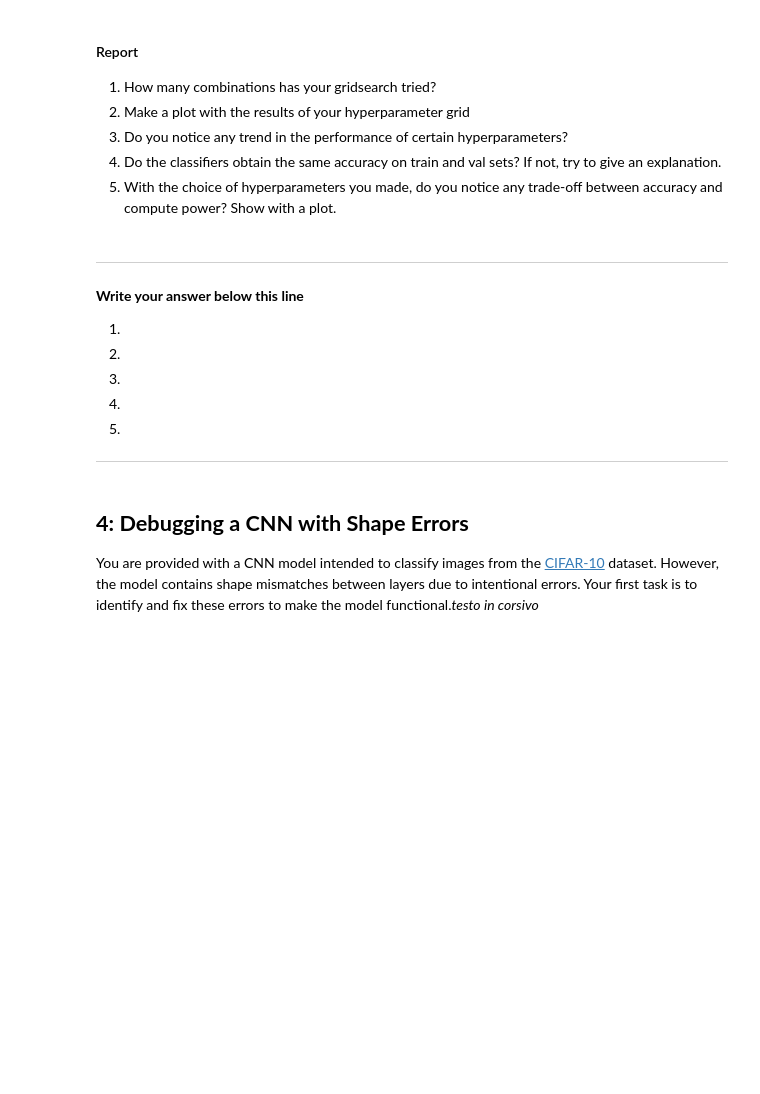
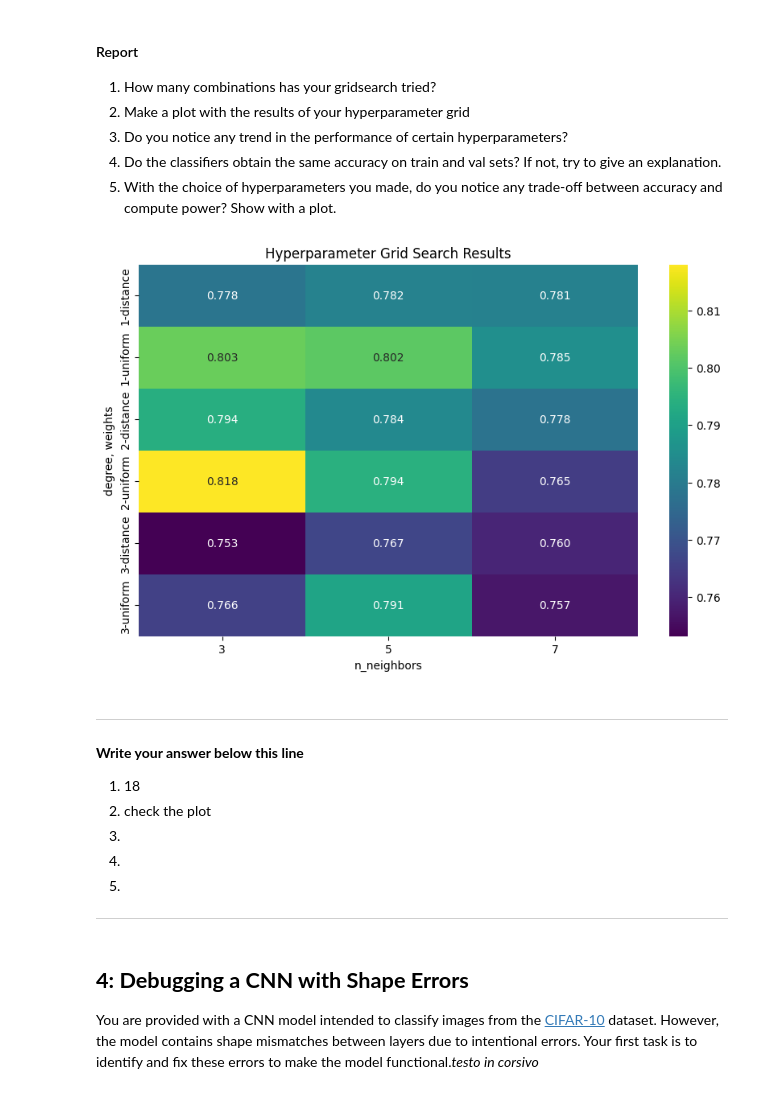
Before and after one commit to muradhuseynov1/clasification_problems, a Jupyter notebook: HW2.ipynb, the cells around one changed output. Cells and saved outputs as stored; diff of their text form; code cells hidden in the pictures; blank space fills up the shorter version.

```diff
--- a/HW2.ipynb
+++ b/HW2.ipynb
@@ -961,9 +988,15 @@ Choose at least 2 values for at least 3 hyperparameters. val their impact on the
 from sklearn.model_selection import GridSearchCV
 
 grid = dict(
+    columntransformer__num__polynomialfeatures__degree=[1, 2, 3],
+    kneighborsclassifier__n_neighbors=[3, 5, 7],
+    kneighborsclassifier__weights=['uniform', 'distance'],
+    # columntransformer__num__simpleimputer__strategy=['mean', 'median'],
+    # columntransformer__cat__simpleimputer__strategy=['most_frequent', 'constant']
+
 )
 
-pipe_cv = None
+pipe_cv = GridSearchCV(estimator=pipe, param_grid=grid, cv=5, scoring='f1_weighted')
 if pipe_cv is not None:
     pipe_cv.fit(X_train, y_train)
 
@@ -995,17 +1033,42 @@ weighted avg       0.81      0.80      0.80        41
 # %%
 cv_res = pd.DataFrame(pipe_cv.cv_results_)
 cv_res.columns = [col.split('__')[-1] for col in cv_res.columns]
 
 ##############################################
 ###                YOUR CODE HERE         ####
 ##############################################
+
+# Extract results into a DataFrame
+cv_res = pd.DataFrame(pipe_cv.cv_results_)
+
+# Select relevant columns and rename for clarity
+heatmap_data = cv_res[['param_columntransformer__num__polynomialfeatures__degree',
+                        'param_kneighborsclassifier__n_neighbors',
+                        'param_kneighborsclassifier__weights',
+                        'mean_test_score']]
+heatmap_data.columns = ['degree', 'n_neighbors', 'weights', 'mean_test_score']
+
+# Pivot the data to create a matrix for the heatmap
+heatmap_matrix = heatmap_data.pivot_table(index=['degree', 'weights'],
+                                         columns='n_neighbors',
+                                         values='mean_test_score')
+
+# Create the heatmap
+plt.figure(figsize=(10, 6))  # Adjust figure size if needed
+sns.heatmap(heatmap_matrix, annot=True, fmt=".3f", cmap="viridis")
+plt.title('Hyperparameter Grid Search Results')
+plt.xlabel('n_neighbors')
+plt.ylabel('degree, weights')
+plt.show()
+# %% [output]
+[figure, added]
 # %% [markdown]
 --------------------------------------------
 
 **Write your answer below this line**
 
-1.
-2.
+1. 18
+2. check the plot
 3.
 4.
 5.
```
Also changed, not shown: parts of 6 cells of this notebook.
